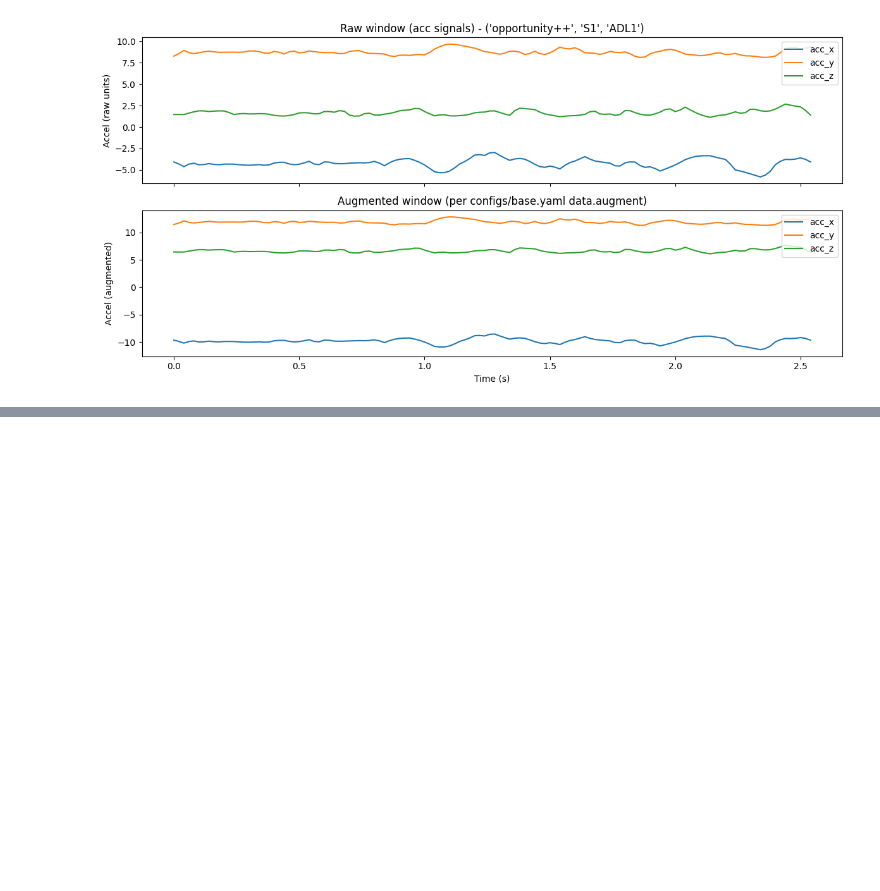
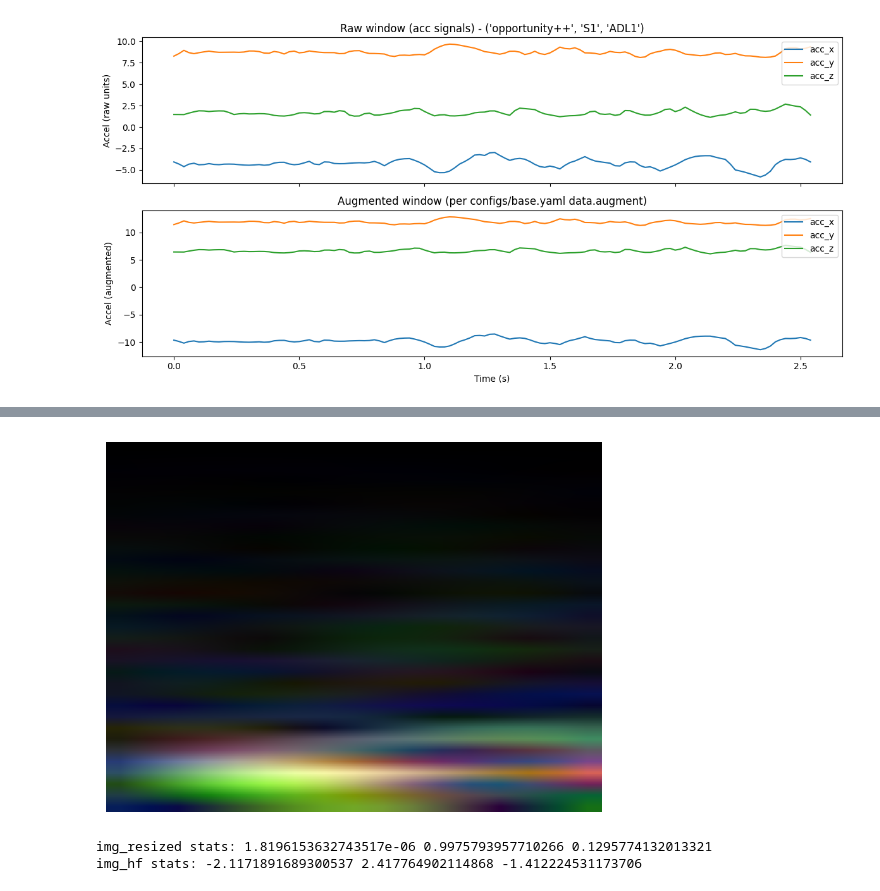
Before and after one commit to Abradshaw1/TransfHAR, a Jupyter notebook: scratch.ipynb, the cells around one changed output, grey strips where cells are left out. Drawn from its saved outputs; the diff is of its cells as text; code cells hidden in the pictures; blank space fills up the shorter version.

```diff
--- a/scratch.ipynb
+++ b/scratch.ipynb
@@ -386,0 +390,17 @@ if img is not None:
+# %%
+hf_mean = torch.tensor([0.485, 0.456, 0.406]).view(3,1,1)
+hf_std  = torch.tensor([0.229, 0.224, 0.225]).view(3,1,1)
+
+img_resized = F.interpolate(img.unsqueeze(0), size=(224,224), mode="bilinear", align_corners=False).squeeze(0)  # [3,224,224]
+img_hf = (img_resized - hf_mean) / hf_std  # normalized
+
+# for visualization, unnormalize back to 0-1
+vis = (img_hf * hf_std + hf_mean).permute(1,2,0).cpu().numpy()
+plt.imshow(vis, aspect="auto", origin="lower"); plt.axis("off"); plt.show()
+
+print("img_resized stats:", img_resized.min().item(), img_resized.max().item(), img_resized.mean().item())
+print("img_hf stats:", img_hf.min().item(), img_hf.max().item(), img_hf.mean().item())
+# %% [output]
+[figure, added]
+img_resized stats: 1.8196153632743517e-06 0.9975793957710266 0.1295774132013321
+img_hf stats: -2.1171891689300537 2.417764902114868 -1.412224531173706
```
Also changed, not shown: parts of 1 cell of this notebook, 15 other files.
